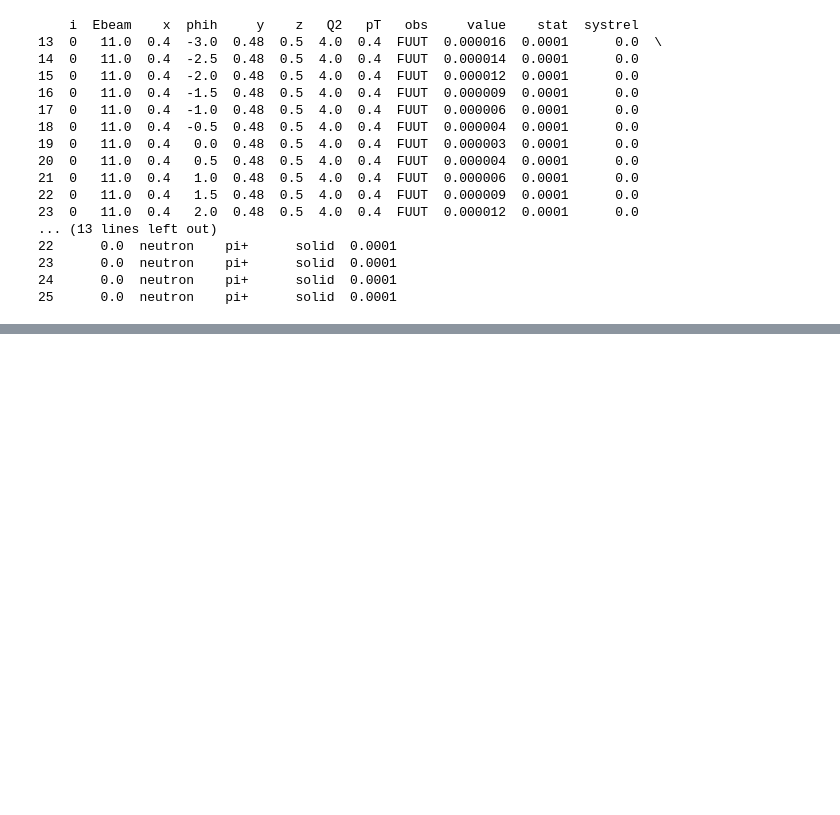
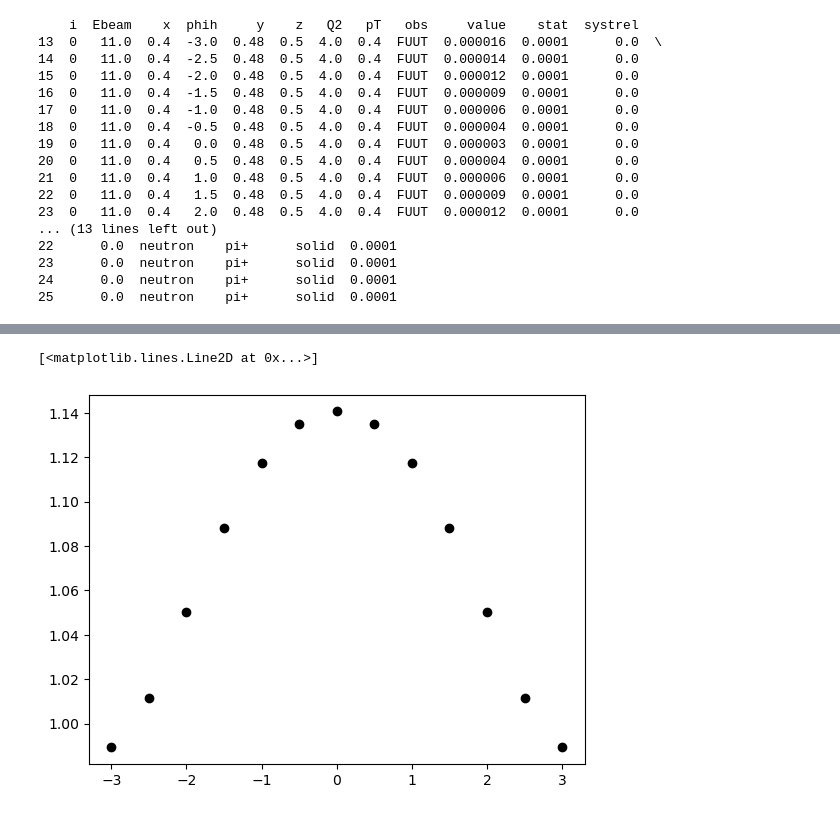
Before and after one commit to Mengzhendada/compare, a Jupyter notebook: test_compare_Duan_Tianbo.ipynb, the cells around one changed output, grey strips where cells are left out. Drawn from its saved outputs; the diff is of its cells as text; code cells hidden in the pictures; blank space fills up the shorter version.

```diff
--- a/test_compare_Duan_Tianbo.ipynb
+++ b/test_compare_Duan_Tianbo.ipynb
@@ -138,0 +144,5 @@ plt.savefig('../Unpol_proposal/Materials/Compare_UU.pdf')
+# %%
+plt.plot(phih_Duane_3,np.asarray(value_Duane_3)/np.asarray(rc_Duane_3),'ko',label='Duane pT2 0.4')
+# %% [output]
+[<matplotlib.lines.Line2D at 0x...>]
+[figure, added]
```
Also changed, not shown: parts of 5 cells of this notebook, 2 other files.
